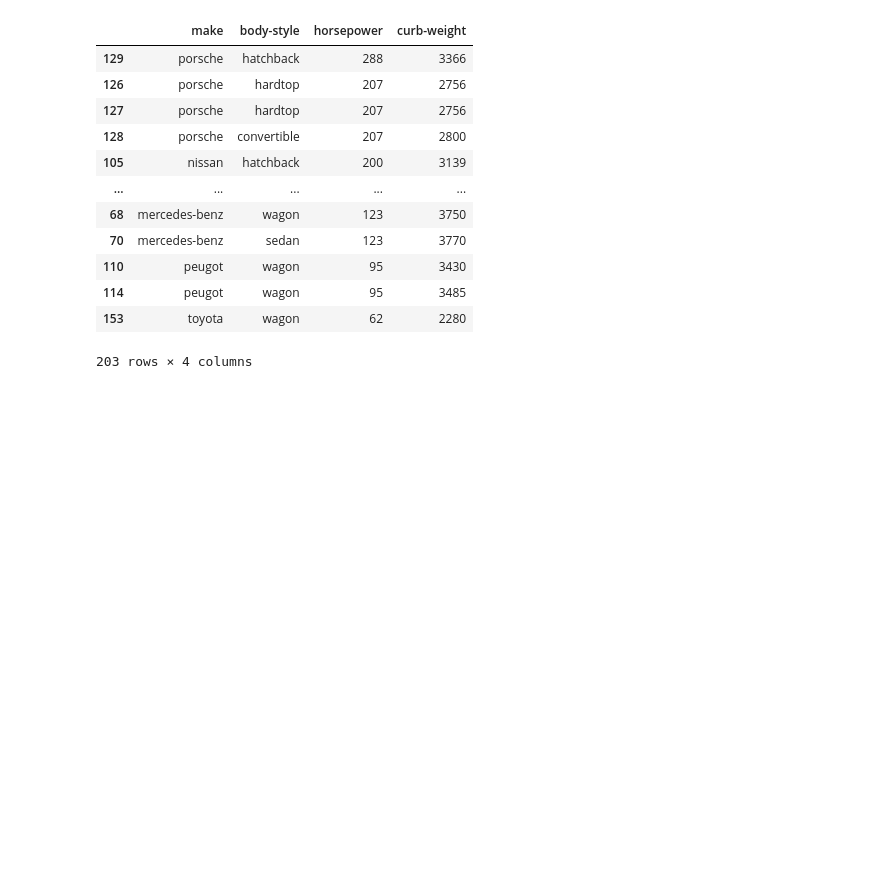
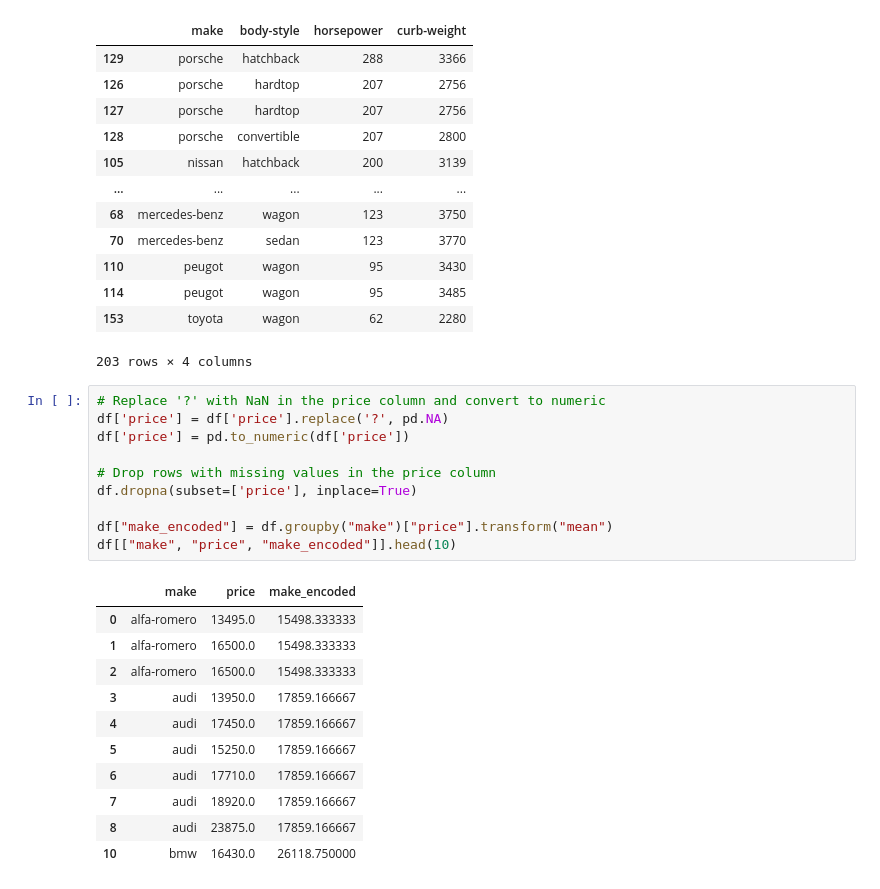
Before and after one commit to zcm20-cyber/My-Projects, a Jupyter notebook: 1985_Automobiles.ipynb, the cells around one changed output. Cells and saved outputs as stored; diff of their text form; blank space fills up the shorter version.

```diff
--- a/1985_Automobiles.ipynb
+++ b/1985_Automobiles.ipynb
@@ -192,3 +192,25 @@ df.loc[idx, cols]
 | 114 | peugot | wagon | 95 | 3485 |
 | 153 | toyota | wagon | 62 | 2280 |
 203 rows × 4 columns
+# %%
+# Replace '?' with NaN in the price column and convert to numeric
+df['price'] = df['price'].replace('?', pd.NA)
+df['price'] = pd.to_numeric(df['price'])
+
+# Drop rows with missing values in the price column
+df.dropna(subset=['price'], inplace=True)
+
+df["make_encoded"] = df.groupby("make")["price"].transform("mean")
+df[["make", "price", "make_encoded"]].head(10)
+# %% [output]
+|  | make | price | make_encoded |
+| 0 | alfa-romero | 13495.0 | 15498.333333 |
+| 1 | alfa-romero | 16500.0 | 15498.333333 |
+| 2 | alfa-romero | 16500.0 | 15498.333333 |
+| 3 | audi | 13950.0 | 17859.166667 |
+| 4 | audi | 17450.0 | 17859.166667 |
+| 5 | audi | 15250.0 | 17859.166667 |
+| 6 | audi | 17710.0 | 17859.166667 |
+| 7 | audi | 18920.0 | 17859.166667 |
+| 8 | audi | 23875.0 | 17859.166667 |
+| 10 | bmw | 16430.0 | 26118.750000 |
```
Also changed, not shown: parts of 2 cells of this notebook.
